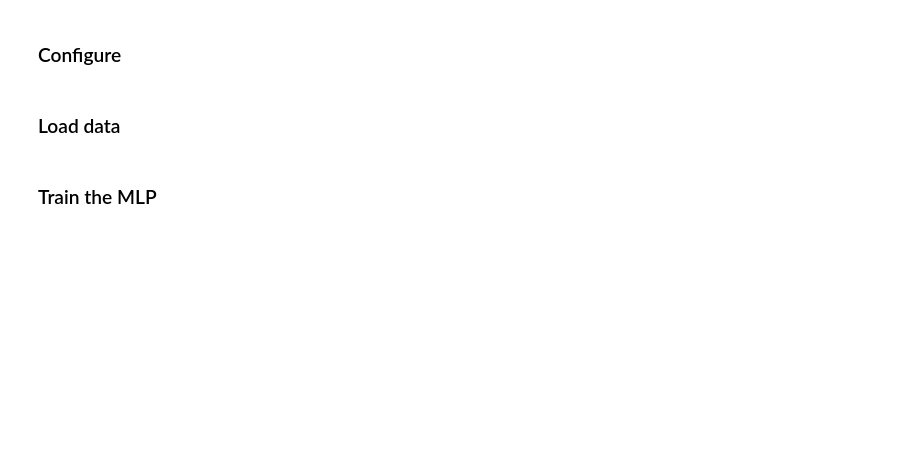
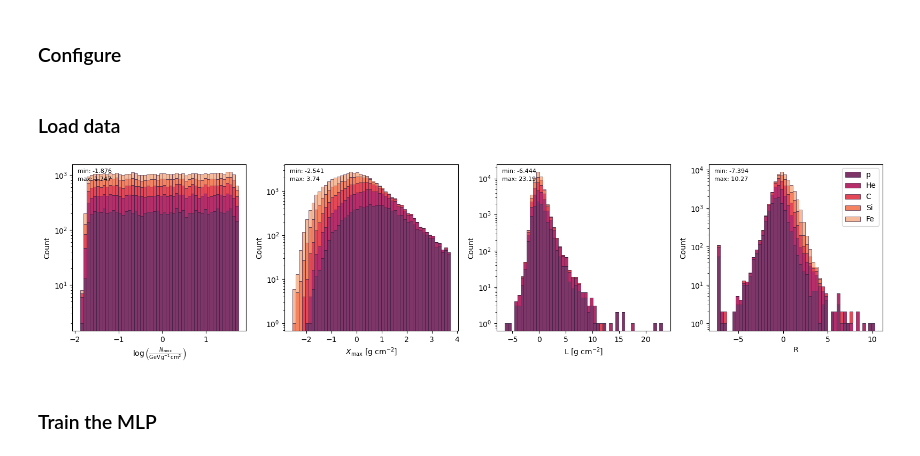
Before and after one commit to lbarbele/xfirst-reco, a Jupyter notebook: notebooks/2.1-mlp-on-fit.ipynb, the cells around one changed output. Cells and saved outputs as stored; diff of their text form; code cells hidden in the pictures; blank space fills up the shorter version.

```diff
--- a/notebooks/2.1-mlp-on-fit.ipynb
+++ b/notebooks/2.1-mlp-on-fit.ipynb
@@ -23,4 +36,8 @@ data = xfirst.data.load_fits(
 )
+# %%
+f = xfirst.viz.draw_fit_parameters(data['train'], stat = False, logy = True)
+# %% [output]
+[figure, added]
 # %% [markdown]
 ### Train the MLP
 # %%
```
Also changed, not shown: parts of 8 cells of this notebook, 1 other file.
